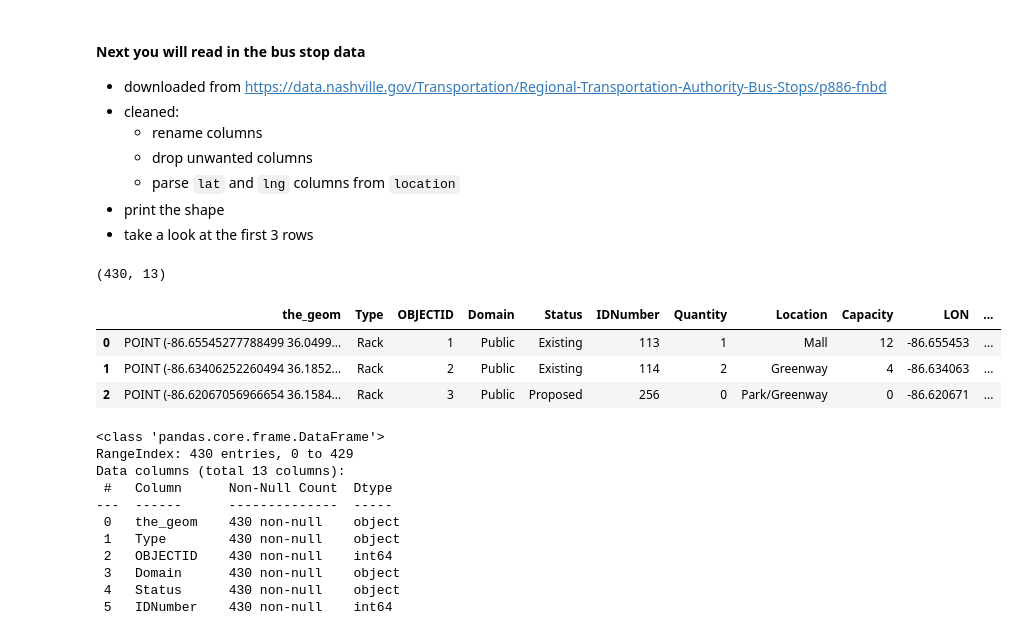
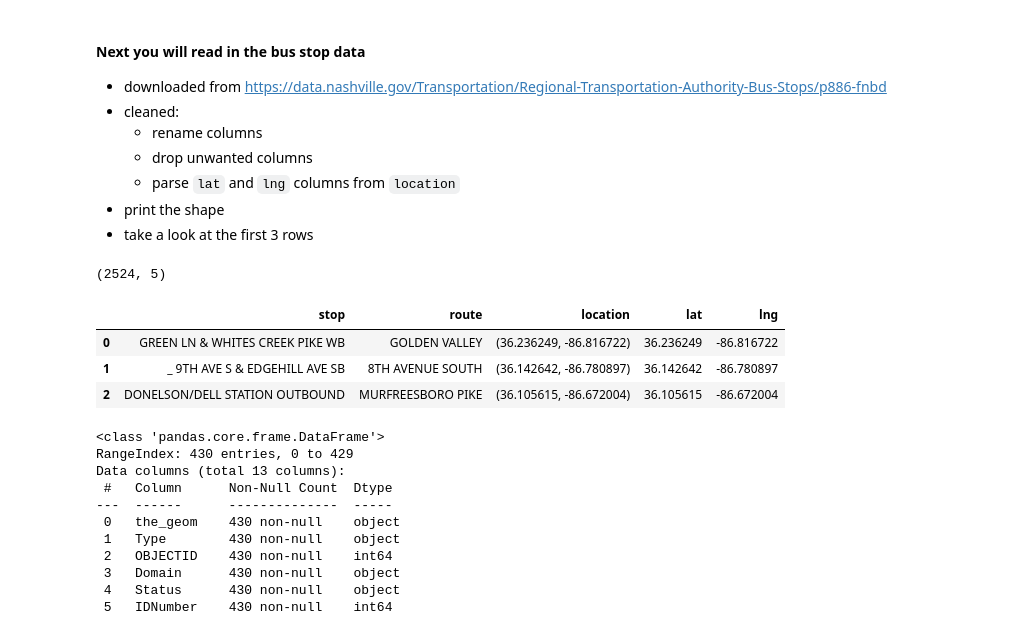
Before and after one commit to NSS-Data-Analytics-Cohort-11/geospatial-workshop-maryam-muhammad-0, a Jupyter notebook: notebooks/geospatial_intro.ipynb, the cells around one changed output. Cells and saved outputs as stored; diff of their text form; code cells hidden in the pictures.

```diff
--- a/notebooks/geospatial_intro.ipynb
+++ b/notebooks/geospatial_intro.ipynb
@@ -72,15 +72,15 @@ plt.show()
 - print the shape
 - take a look at the first 3 rows
 # %%
-bus_stops = pd.read_csv('../data/BikeRacks_20240413.csv')
+bus_stops = pd.read_csv('../data/busstops_cleaned.csv')
 print(bus_stops.shape)
 bus_stops.head(3)
 # %% [output]
-(430, 13)
+(2524, 5)
-|  | the_geom | Type | OBJECTID | Domain | Status | IDNumber | Quantity | Location | Capacity | LON | ... |
-| 0 | POINT (-86.65545277788499 36.0499... | Rack | 1 | Public | Existing | 113 | 1 | Mall | 12 | -86.655453 | ... |
-| 1 | POINT (-86.63406252260494 36.1852... | Rack | 2 | Public | Existing | 114 | 2 | Greenway | 4 | -86.634063 | ... |
-| 2 | POINT (-86.62067056966654 36.1584... | Rack | 3 | Public | Proposed | 256 | 0 | Park/Greenway | 0 | -86.620671 | ... |
+|  | stop | route | location | lat | lng |
+| 0 | GREEN LN & WHITES CREEK PIKE WB | GOLDEN VALLEY | (36.236249, -86.816722) | 36.236249 | -86.816722 |
+| 1 | _ 9TH AVE S & EDGEHILL AVE SB | 8TH AVENUE SOUTH | (36.142642, -86.780897) | 36.142642 | -86.780897 |
+| 2 | DONELSON/DELL STATION OUTBOUND | MURFREESBORO PIKE | (36.105615, -86.672004) | 36.105615 | -86.672004 |
 # %%
 bike_rack.info()
 # %% [output]
```
Also changed, not shown: parts of 1 cell of this notebook, 2 other files.
